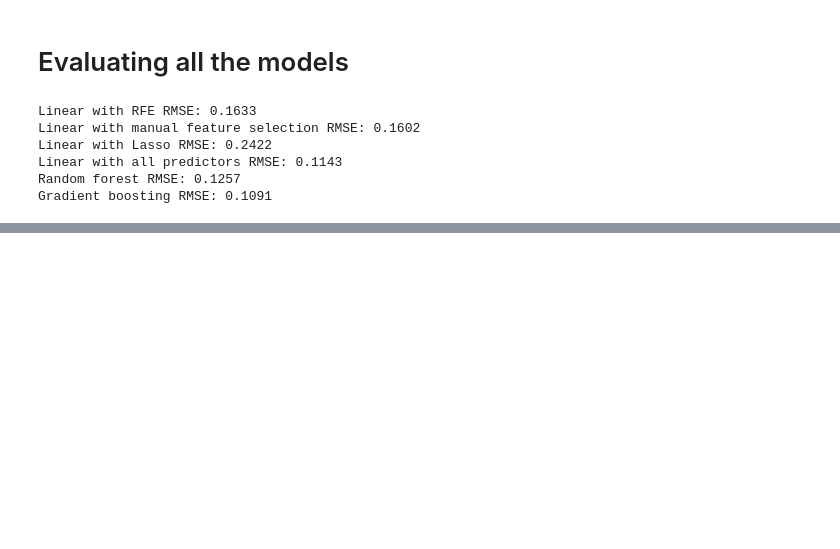
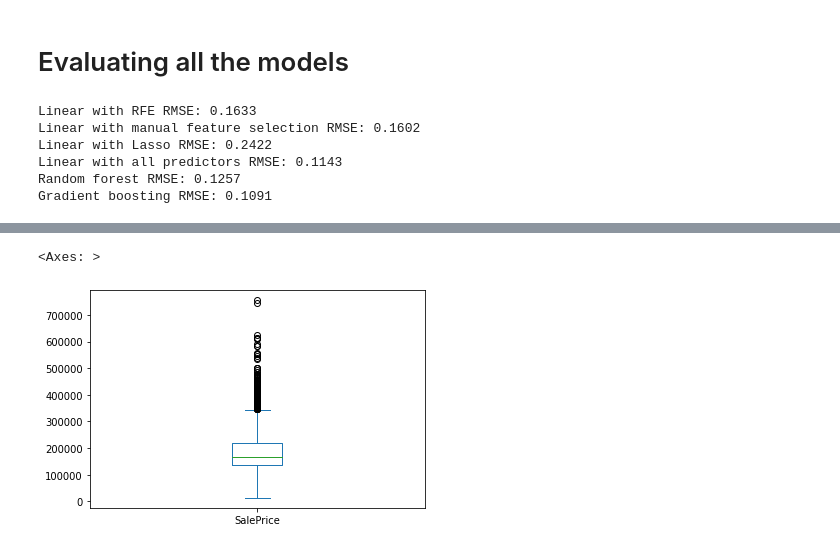
Before and after one commit to bliu989/ames-housing-prediction, a Jupyter notebook: housing_models.ipynb, the cells around one changed output, grey strips where cells are left out. Cells and saved outputs as stored; diff of their text form; code cells hidden in the pictures; blank space fills up the shorter version.

```diff
--- a/housing_models.ipynb
+++ b/housing_models.ipynb
@@ -588,0 +760,5 @@ Gradient boosting RMSE: 0.1091
+# %%
+df['SalePrice'].plot.box()
+# %% [output]
+<Axes: >
+[figure, added]
```
Also changed, not shown: parts of 14 cells of this notebook.
